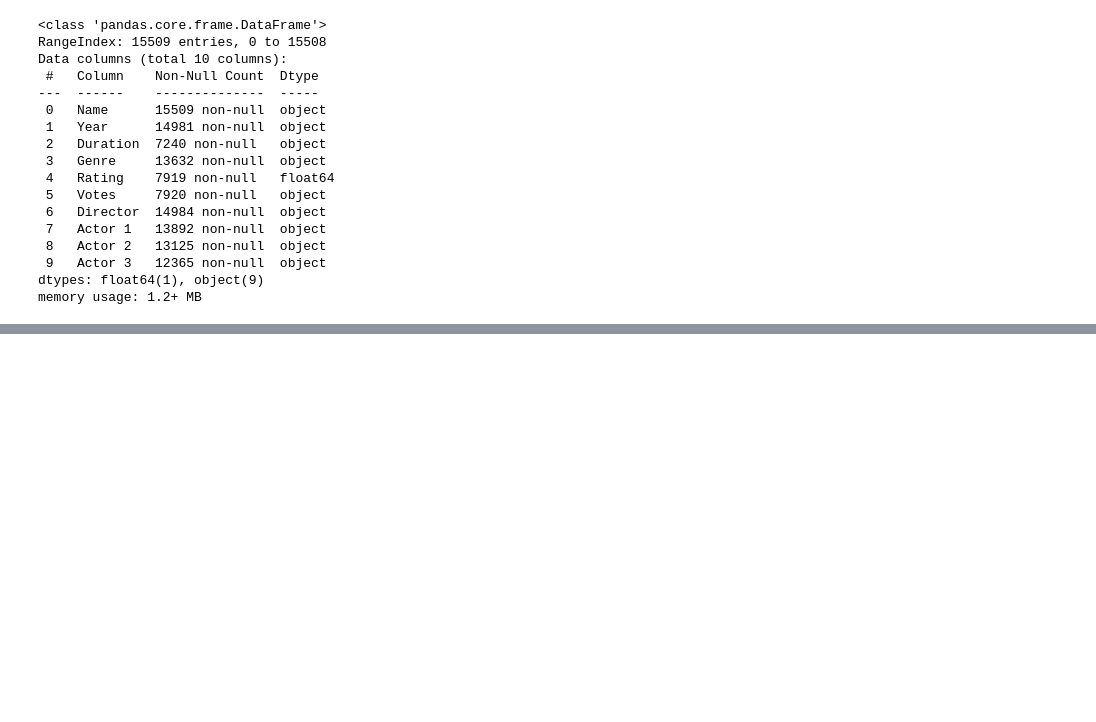
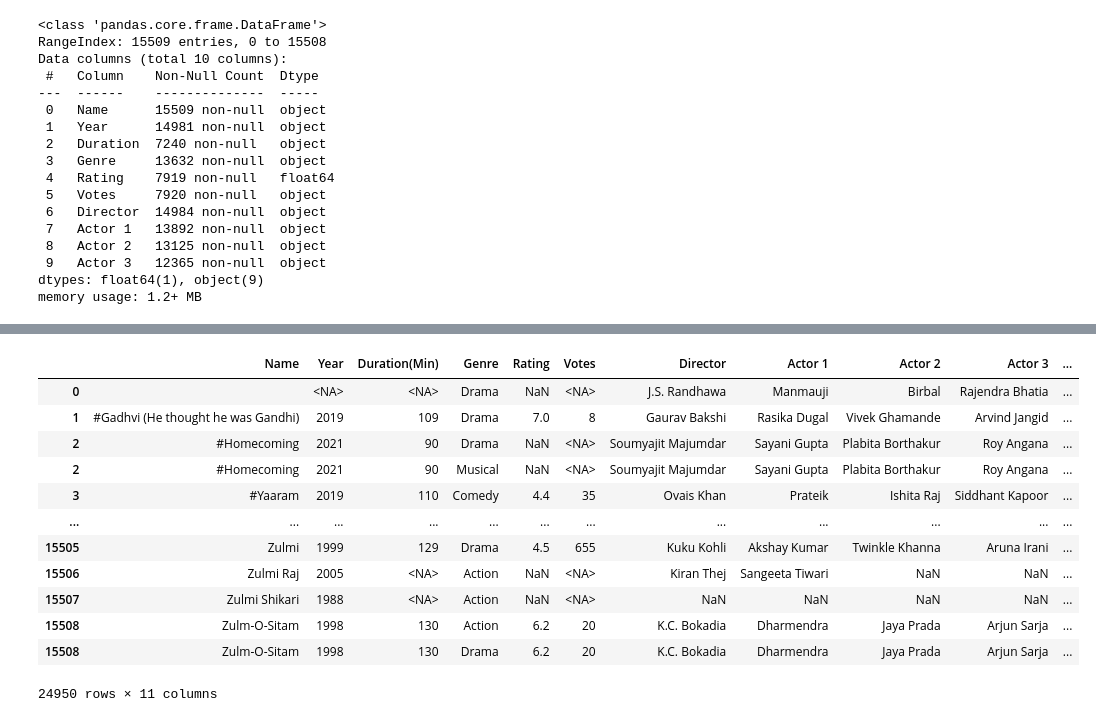
Before and after one commit to Ogam-Alvin/CODSOFT, a Jupyter notebook: Task2/task2.ipynb, the cells around one changed output, grey strips where cells are left out. Saved outputs shown, nothing was run; the diff lists cells and outputs as text; code cells hidden in the pictures; blank space fills up the shorter version.

```diff
--- a/Task2/task2.ipynb
+++ b/Task2/task2.ipynb
@@ -67,0 +57,22 @@ dtype: int64
+# %%
+#convert duration into numeric and then convert to seconds
+imdb['Votes'] = imdb['Votes'].apply(lambda x: x.replace(',', '') if isinstance(x, str) else x)
+imdb['Votes'] = imdb['Votes'].apply(lambda x: float(x.replace('$', '').replace('M', '')) * 1e6 if isinstance(x, str) and 'M' in x else x)
+imdb['Votes'] = pd.to_numeric(imdb['Votes'])
+imdb['Votes'] = imdb['Votes'].astype('Int64')
+# %%
+#convert the data types for the neccessary columns for easier analysis
+#for year remove the brackets first
+imdb['Year'] = imdb['Year'].str.extract(r'(\d+)')
+#Convert year to numeric
+imdb['Year'] = pd.to_numeric(imdb['Year'], errors = 'coerce')
+imdb['Year'] = imdb['Year'].astype('Int64')
+# %%
+# Extract only the numeric part of the duration and convert it to integer
+imdb['Duration'] = imdb['Duration'].str.extract(r'(\d+)').astype(float).astype('Int64')
+#rename the column to identify it to be in minutes
+imdb.rename(columns={'Duration': 'Duration(Min)'}, inplace=True)
+#Create a new column for the duration in seconds
+imdb['Duration(Sec)'] = imdb['Duration(Min)'] * 60
+#display the dataframe to show that the changes have been made
+imdb.head(10)
@@ -67,0 +91,3 @@ dtype: int64
+# %%
+imdb['Genre'] = imdb['Genre'].str.split(', ')
+imdb.head(10)
@@ -67,0 +106,17 @@ dtype: int64
+# %%
+imdb = imdb.explode('Genre')
+imdb
+# %% [output]
+|  | Name | Year | Duration(Min) | Genre | Rating | Votes | Director | Actor 1 | Actor 2 | Actor 3 | ... |
+| 0 |  | <NA> | <NA> | Drama | NaN | <NA> | J.S. Randhawa | Manmauji | Birbal | Rajendra Bhatia | ... |
+| 1 | #Gadhvi (He thought he was Gandhi) | 2019 | 109 | Drama | 7.0 | 8 | Gaurav Bakshi | Rasika Dugal | Vivek Ghamande | Arvind Jangid | ... |
+| 2 | #Homecoming | 2021 | 90 | Drama | NaN | <NA> | Soumyajit Majumdar | Sayani Gupta | Plabita Borthakur | Roy Angana | ... |
+| 2 | #Homecoming | 2021 | 90 | Musical | NaN | <NA> | Soumyajit Majumdar | Sayani Gupta | Plabita Borthakur | Roy Angana | ... |
+| 3 | #Yaaram | 2019 | 110 | Comedy | 4.4 | 35 | Ovais Khan | Prateik | Ishita Raj | Siddhant Kapoor | ... |
+| ... | ... | ... | ... | ... | ... | ... | ... | ... | ... | ... | ... |
+| 15505 | Zulmi | 1999 | 129 | Drama | 4.5 | 655 | Kuku Kohli | Akshay Kumar | Twinkle Khanna | Aruna Irani | ... |
+| 15506 | Zulmi Raj | 2005 | <NA> | Action | NaN | <NA> | Kiran Thej | Sangeeta Tiwari | NaN | NaN | ... |
+| 15507 | Zulmi Shikari | 1988 | <NA> | Action | NaN | <NA> | NaN | NaN | NaN | NaN | ... |
+| 15508 | Zulm-O-Sitam | 1998 | 130 | Action | 6.2 | 20 | K.C. Bokadia | Dharmendra | Jaya Prada | Arjun Sarja | ... |
+| 15508 | Zulm-O-Sitam | 1998 | 130 | Drama | 6.2 | 20 | K.C. Bokadia | Dharmendra | Jaya Prada | Arjun Sarja | ... |
+24950 rows × 11 columns
```
Also changed, not shown: parts of 5 cells of this notebook, 1 other file.
